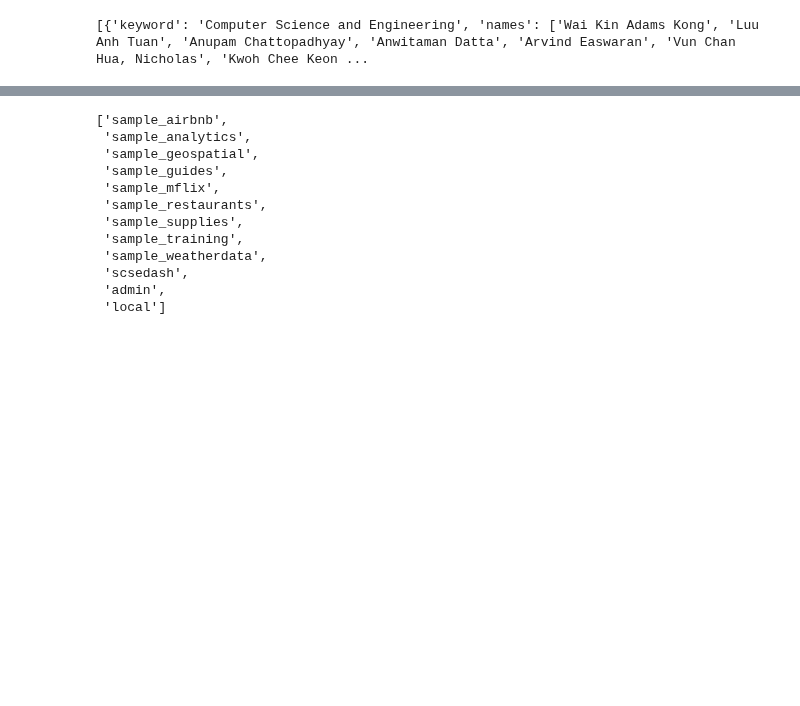
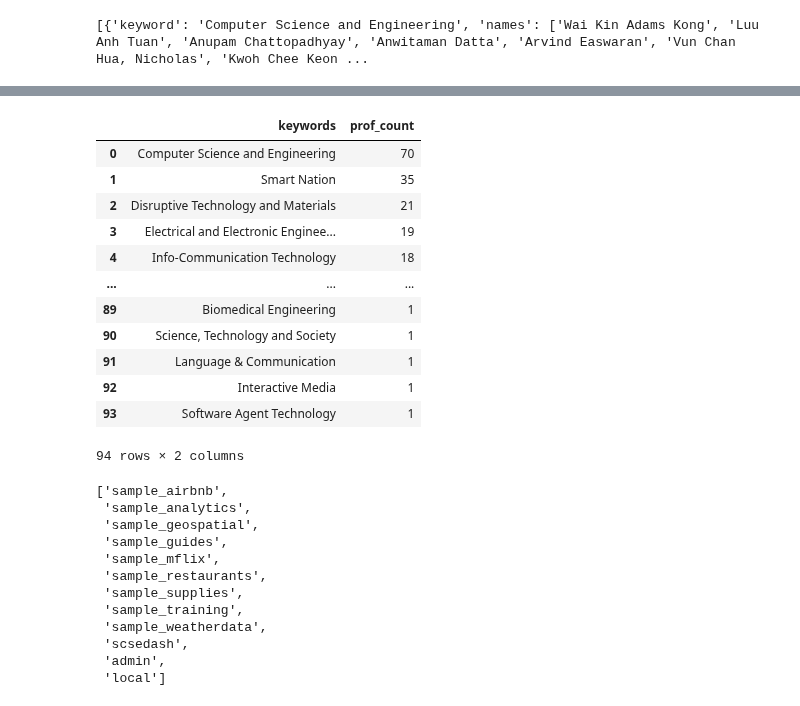
Before and after one commit to ng-cube/SCSE_Dashboard, a Jupyter notebook: keywords_data_collection.ipynb, the cells around one changed output, grey strips where cells are left out. Saved outputs shown, nothing was run; the diff lists cells and outputs as text; code cells hidden in the pictures; blank space fills up the shorter version.

```diff
--- a/keywords_data_collection.ipynb
+++ b/keywords_data_collection.ipynb
@@ -116,3 +148,24 @@ print(formatted_data)
+# %%
+df = pd.read_csv('keywords_count.csv')
+df = df.sort_values(by='prof_count', ascending=False)
+df = df.reset_index(drop=True)
+df.to_csv('keywords_count.csv',index=False)
+# %%
+df
+# %% [output]
+|  | keywords | prof_count |
+| 0 | Computer Science and Engineering | 70 |
+| 1 | Smart Nation | 35 |
+| 2 | Disruptive Technology and Materials | 21 |
+| 3 | Electrical and Electronic Enginee... | 19 |
+| 4 | Info-Communication Technology | 18 |
+| ... | ... | ... |
+| 89 | Biomedical Engineering | 1 |
+| 90 | Science, Technology and Society | 1 |
+| 91 | Language & Communication | 1 |
+| 92 | Interactive Media | 1 |
+| 93 | Software Agent Technology | 1 |
+94 rows × 2 columns
 # %%
 import pymongo
 conn_str = "mongodb+srv://jingfang61:YUh7rOSz3GAH1moG@cluster0.h2vp8rc.mongodb.net/"
```
Also changed, not shown: parts of 6 cells of this notebook, 17 other files.
